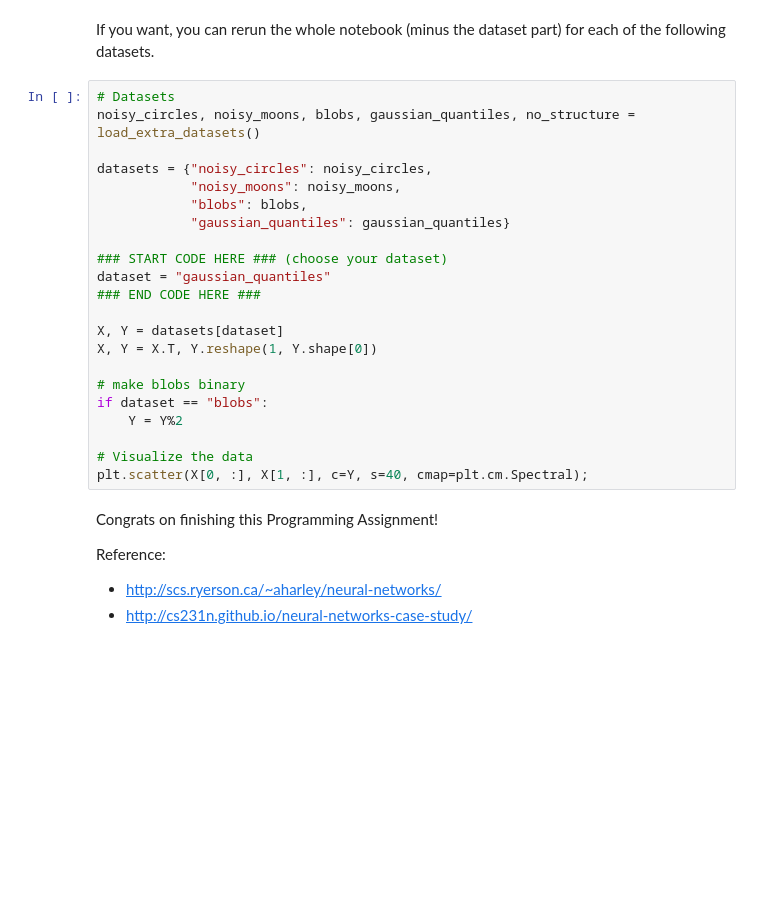
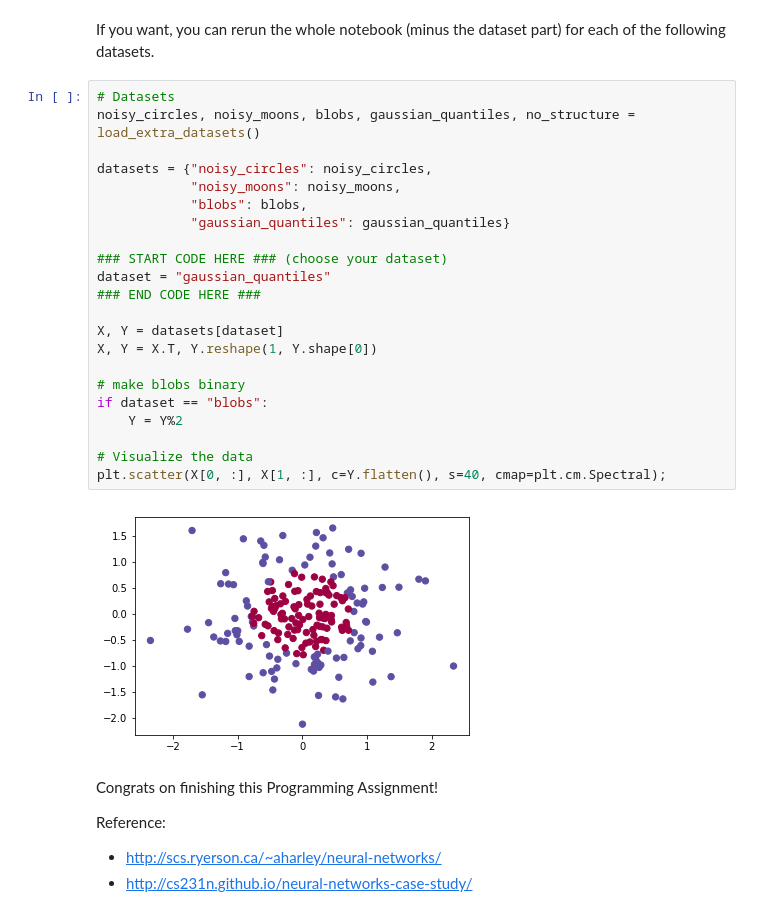
Before and after one commit to mahao01/DeepLearning-exercise-Ng, a Jupyter notebook: Course1/assignment3/assignment3.ipynb, the cells around one changed output. Saved outputs shown, nothing was run; the diff lists cells and outputs as text; blank space fills up the shorter version.

```diff
--- a/Course1/assignment3/assignment3.ipynb
+++ b/Course1/assignment3/assignment3.ipynb
@@ -923,25 +949,27 @@ If you want, you can rerun the whole notebook (minus the dataset part) for each
 # %%
 # Datasets
 noisy_circles, noisy_moons, blobs, gaussian_quantiles, no_structure = load_extra_datasets()
 
 datasets = {"noisy_circles": noisy_circles,
             "noisy_moons": noisy_moons,
             "blobs": blobs,
             "gaussian_quantiles": gaussian_quantiles}
 
 ### START CODE HERE ### (choose your dataset)
 dataset = "gaussian_quantiles"
 ### END CODE HERE ###
 
 X, Y = datasets[dataset]
 X, Y = X.T, Y.reshape(1, Y.shape[0])
 
 # make blobs binary
 if dataset == "blobs":
     Y = Y%2
 
 # Visualize the data
-plt.scatter(X[0, :], X[1, :], c=Y, s=40, cmap=plt.cm.Spectral);
+plt.scatter(X[0, :], X[1, :], c=Y.flatten(), s=40, cmap=plt.cm.Spectral);
+# %% [output]
+[figure, added]
 # %% [markdown]
 Congrats on finishing this Programming Assignment!
 
```
Also changed, not shown: parts of 9 cells of this notebook, 3 other files.
